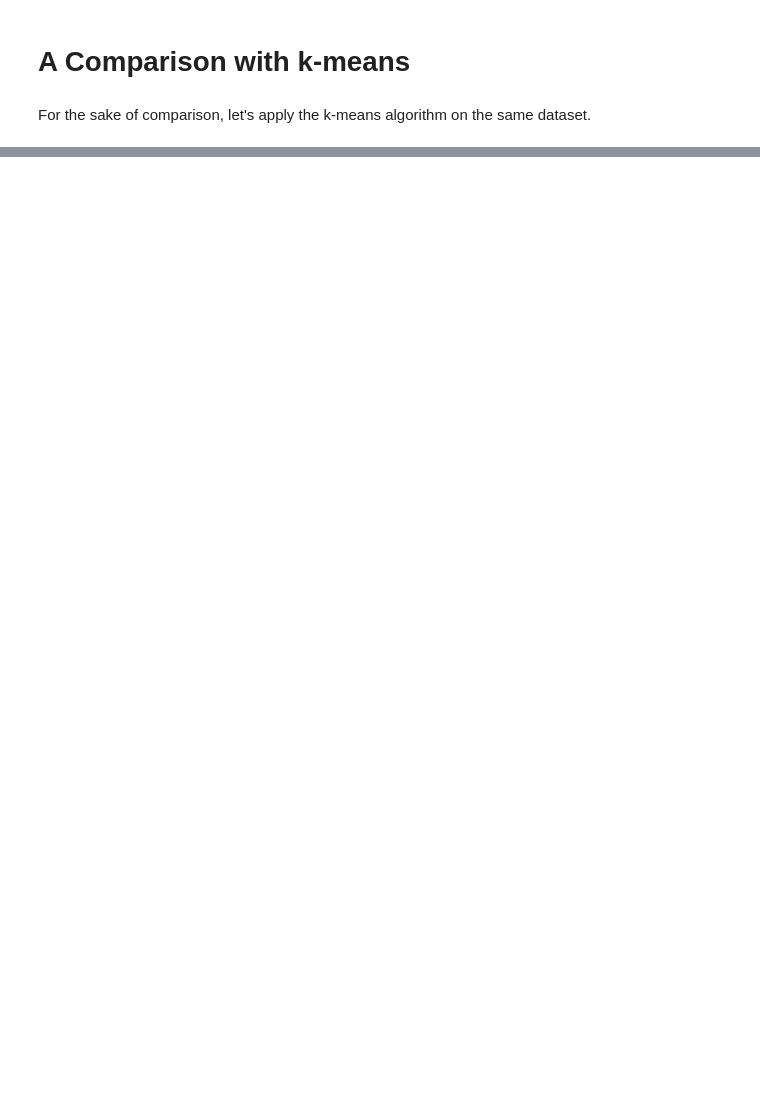
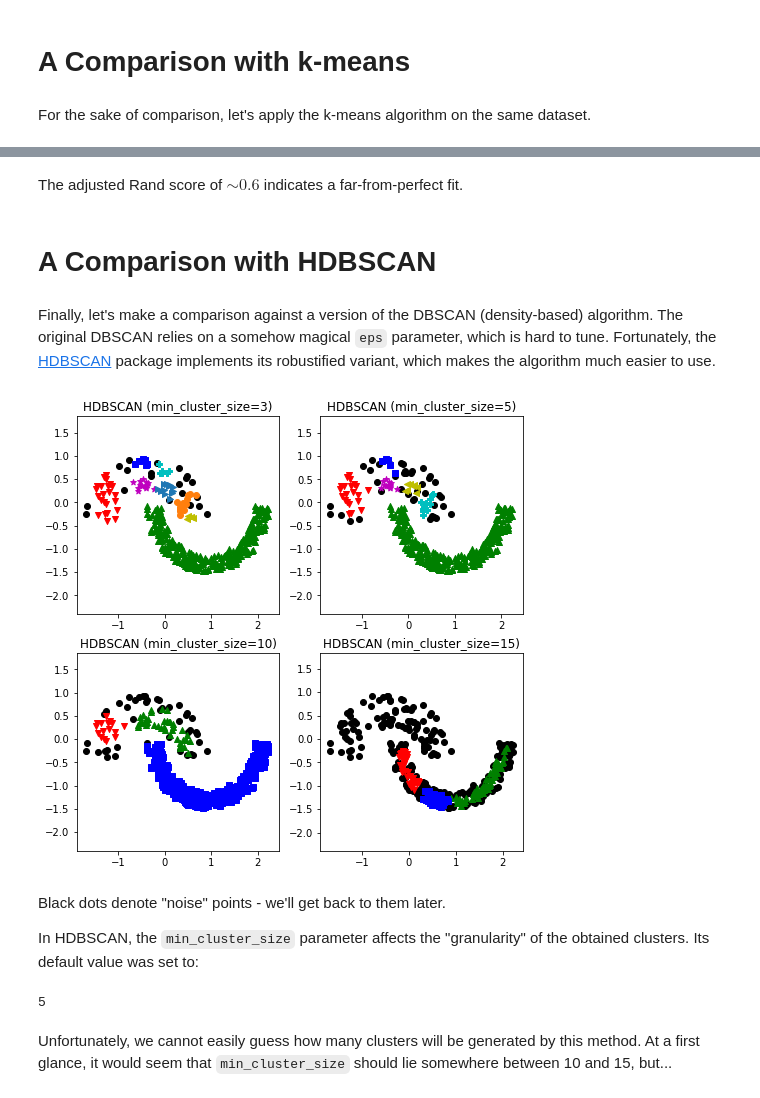
Before and after one commit to gagolews/genieclust, a Jupyter notebook: example_genie_basic.ipynb, the cells around one changed output, grey strips where cells are left out. Saved outputs shown, nothing was run; the diff lists cells and outputs as text; code cells hidden in the pictures; blank space fills up the shorter version.

```diff
--- a/example_genie_basic.ipynb
+++ b/example_genie_basic.ipynb
@@ -131,0 +122,34 @@ genieclust.compare_partitions.compare_partitions(confusion_matrix_kmeans)
+# %% [markdown]
+The adjusted Rand score of $\sim 0.6$ indicates a far-from-perfect fit.
+# %% [markdown]
+# A Comparison with HDBSCAN
+# %% [markdown]
+Finally, let's make a comparison against a version of the DBSCAN (density-based) algorithm.
+The original DBSCAN relies on a somehow magical `eps` parameter, which is hard to tune.
+Fortunately, the [HDBSCAN](https://github.com/scikit-learn-contrib/hdbscan) package implements its robustified variant, which makes the algorithm much easier to use.
+# %%
+import hdbscan
+mcs = [3, 5, 10, 15]
+plt.rcParams["figure.figsize"] = (8,8)
+for i in range(len(mcs)):
+    h = hdbscan.HDBSCAN(min_cluster_size=mcs[i])
+    labels_hdbscan = h.fit_predict(X)
+    plt.subplot(2, 2, i+1)
+    genieclust.plots.plot_scatter(X, labels_hdbscan)
+    plt.title("HDBSCAN (min_cluster_size=%d)"%h.min_cluster_size)
+    plt.axis("equal")
+plt.show()
+# %% [output]
+[figure, added]
+# %% [markdown]
+Black dots denote "noise" points - we'll get back to them later.
+
+In HDBSCAN, the `min_cluster_size` parameter affects the "granularity" of the obtained clusters.
+Its default value was set to:
+# %%
+hdbscan.HDBSCAN().min_cluster_size
+# %% [output]
+5
+# %% [markdown]
+Unfortunately, we cannot easily guess how many clusters will be generated by this method. At a first glance,
+it would seem that `min_cluster_size` should lie somewhere between 10 and 15, but...
```
Also changed, not shown: parts of 21 cells of this notebook, 3 other files.
